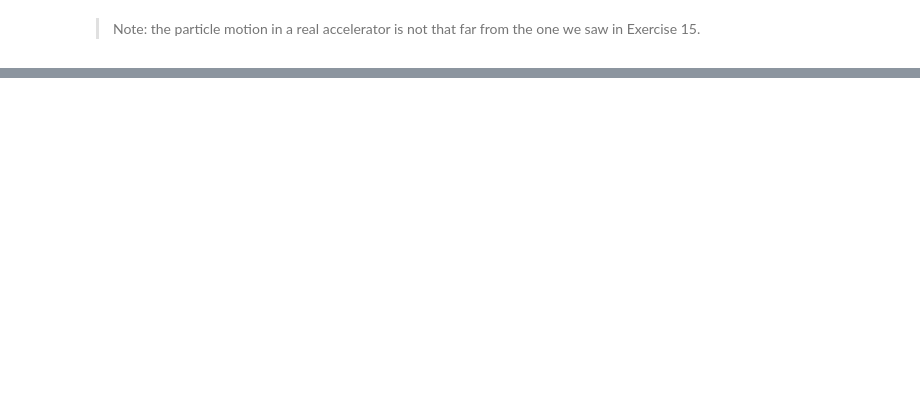
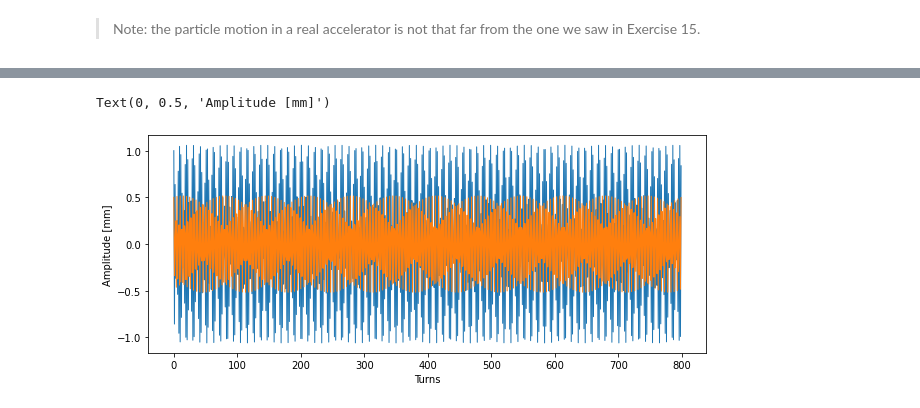
Before and after one commit to tprebiba/accelerators-teaching, a Jupyter notebook: 01_AUTH-2024_Accelerator_Physics/05_PSB_Xsuite_tracking_SOLUTIONS.ipynb, the cells around one changed output, grey strips where cells are left out. Saved outputs shown, nothing was run; the diff lists cells and outputs as text; code cells hidden in the pictures; blank space fills up the shorter version.

```diff
--- a/01_AUTH-2024_Accelerator_Physics/05_PSB_Xsuite_tracking_SOLUTIONS.ipynb
+++ b/01_AUTH-2024_Accelerator_Physics/05_PSB_Xsuite_tracking_SOLUTIONS.ipynb
@@ -259,0 +327,20 @@ Tracking time per turn per particle =  9.336814641952515 microseconds
+# %%
+# Built a set of three particles with different y coordinates
+# (context and particle_ref are taken from the line)
+particles = line.build_particles(x = [0.5e-3], y=[1e-3]) # single particle at x=0.5 mm, y=1 mm
+
+num_turns = 800
+line.track(particles, num_turns=num_turns, turn_by_turn_monitor=True)
+
+x_tbt = line.record_last_track.x[0]
+y_tbt = line.record_last_track.y[0]
+# %%
+# Plotting turn-by-turn data for the two planes
+plt.figure(figsize=(10,4))
+plt.plot(y_tbt*1e3, linewidth=1)
+plt.plot(x_tbt*1e3, linewidth=1)
+plt.xlabel('Turns')
+plt.ylabel('Amplitude [mm]')
+# %% [output]
+Text(0, 0.5, 'Amplitude [mm]')
+[figure, added]
```
Also changed, not shown: parts of 18 cells of this notebook, 2 other files.
